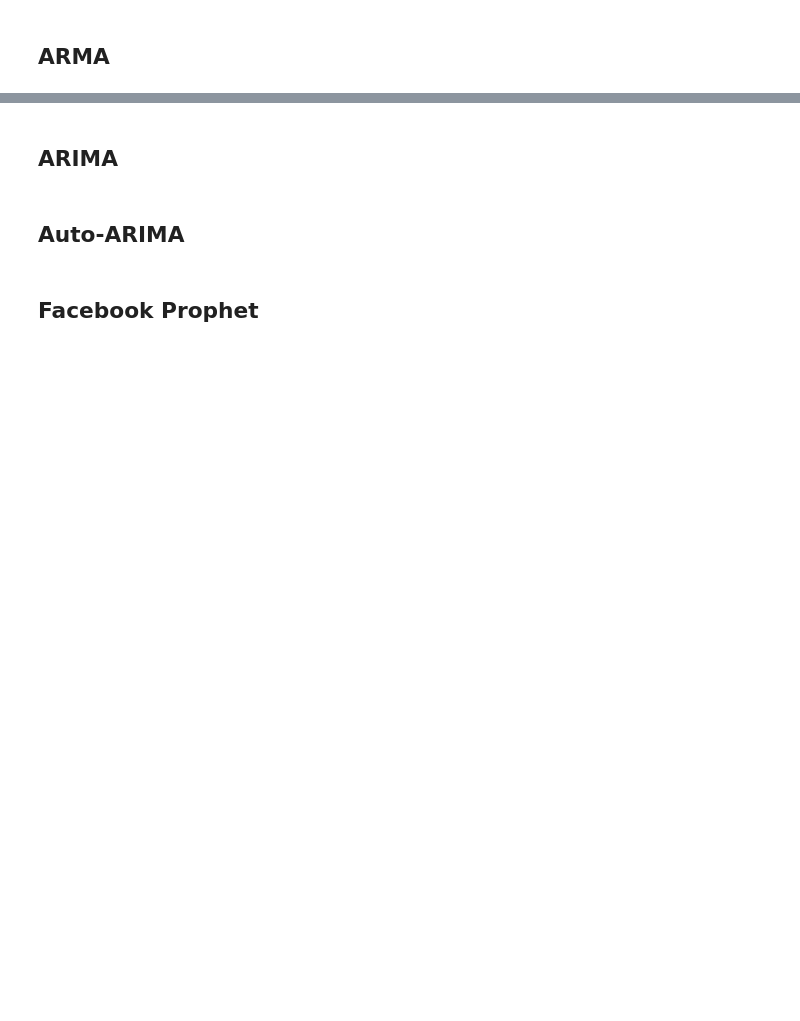
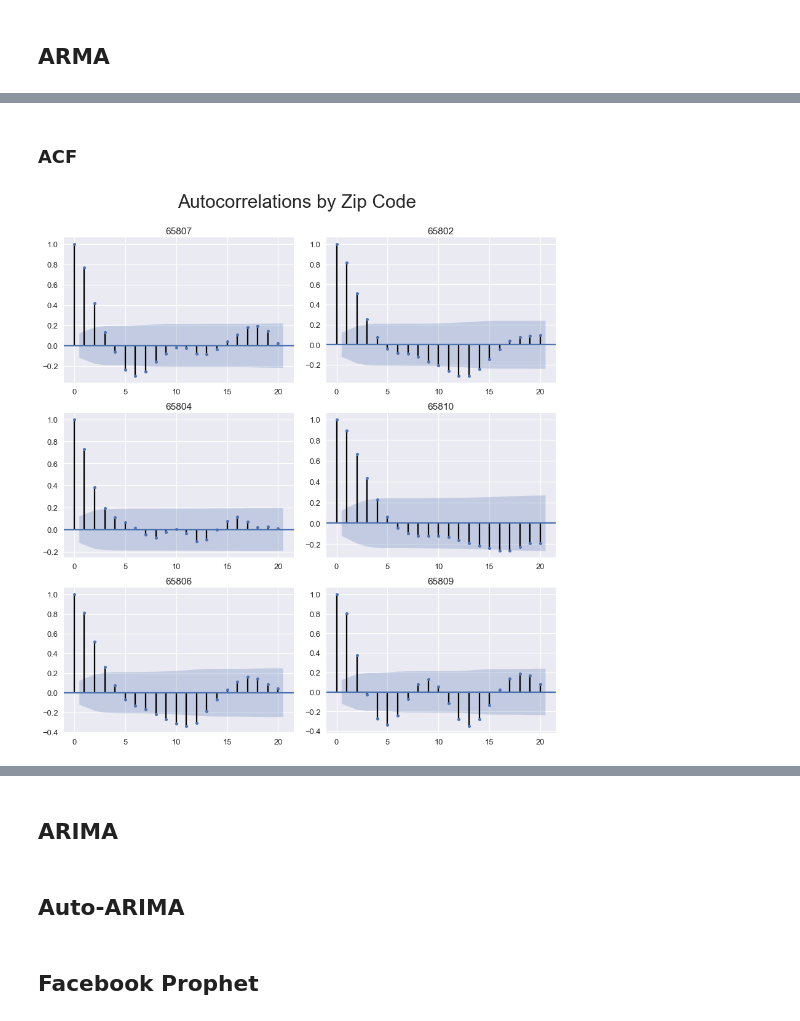
Before and after one commit to tjkim614/springfield_housing_analysis, a Jupyter notebook: 2-Modeling.ipynb, the cells around one changed output, grey strips where cells are left out. Cells and saved outputs as stored; diff of their text form; code cells hidden in the pictures; blank space fills up the shorter version.

Commit message:
baseline model

```diff
--- a/2-Modeling.ipynb
+++ b/2-Modeling.ipynb
@@ -2,0 +5,15 @@
+# %%
+import pandas as pd
+import numpy as np
+
+import matplotlib.pyplot as plt
+plt.style.use('seaborn')
+plt.style.use('seaborn-talk')
+
+from statsmodels.tsa.arima_model import ARMA
+import statsmodels.api as sm
+
+from statsmodels.graphics.tsaplots import plot_acf, plot_pacf
+
+springfield = pd.read_csv('data/springfield.csv', index_col='date')
+springfield_diff = pd.read_csv('data/springfield_diff.csv', index_col='date')
@@ -4,0 +44,16 @@
+# %% [markdown]
+### ACF
+# %%
+n = len(springfield_diff.columns)
+fig, axs = plt.subplots(int(np.ceil(n/2)), 2, figsize=(12, 12))
+fig.suptitle('Autocorrelations by Zip Code', y=1.05, fontsize=30)
+axs_flat = axs.flatten()
+
+for i, col in enumerate(springfield_diff.columns):
+    plot_acf(springfield_diff[col], ax=axs_flat[i], lags=20, title=col)
+
+plt.tight_layout()
+plt.savefig('visualizations/autocorrelations.png')
+plt.show()
+# %% [output]
+[figure, added]
```
Also changed, not shown: parts of 14 cells of this notebook, 3 other files.
